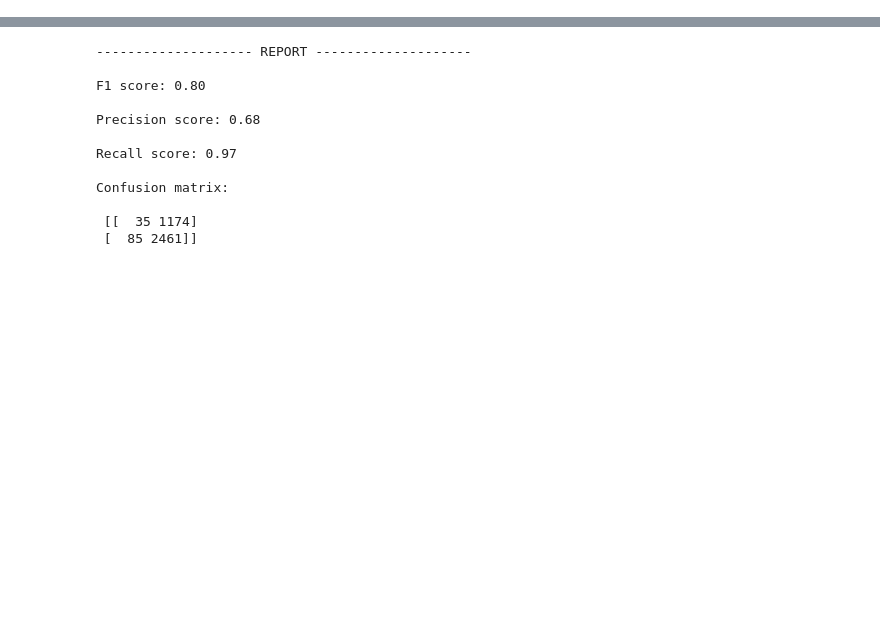
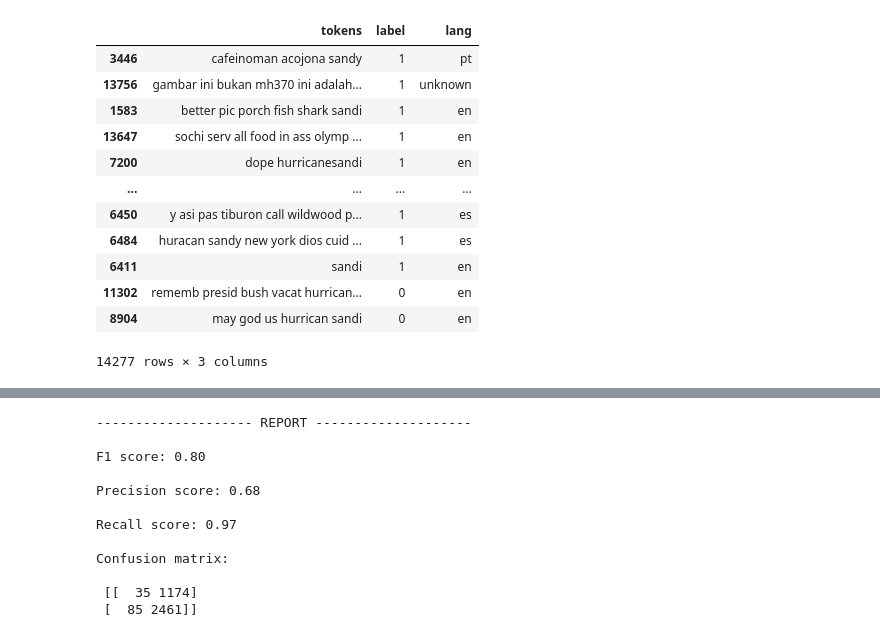
Before and after one commit to georgegarrington/mlLabs, a Jupyter notebook: coursework/DeepLearningTesting1.ipynb, the cells around one changed output, grey strips where cells are left out. Cells and saved outputs as stored; diff of their text form; code cells hidden in the pictures; blank space fills up the shorter version.

```diff
--- a/coursework/DeepLearningTesting1.ipynb
+++ b/coursework/DeepLearningTesting1.ipynb
@@ -17,6 +17,9 @@ original_testing = original_testing.drop(["tweetId", "userId", "imageId(s)", "us
 #add a column to store the language, initially empty before langdetect populates it
 original_training["lang"] = np.nan
 original_testing["lang"] = np.nan
+# %%
+original_training = original_training.sample(frac = 1)
+original_testing = original_testing
 # %%
 from nltk.tokenize import word_tokenize
 from nltk.corpus import stopwords
@@ -124,3 +127,20 @@ def transform_data(arg):
 #transform the data and populate language column
 simplified_training = transform_data(original_training)
 simplified_testing = transform_data(original_testing)
+# %%
+simplified_training = simplified_training.sample(frac = 1)
+simplified_training
+# %% [output]
+|  | tokens | label | lang |
+| 3446 | cafeinoman acojona sandy | 1 | pt |
+| 13756 | gambar ini bukan mh370 ini adalah... | 1 | unknown |
+| 1583 | better pic porch fish shark sandi | 1 | en |
+| 13647 | sochi serv all food in ass olymp ... | 1 | en |
+| 7200 | dope hurricanesandi | 1 | en |
+| ... | ... | ... | ... |
+| 6450 | y asi pas tiburon call wildwood p... | 1 | es |
+| 6484 | huracan sandy new york dios cuid ... | 1 | es |
+| 6411 | sandi | 1 | en |
+| 11302 | rememb presid bush vacat hurrican... | 0 | en |
+| 8904 | may god us hurrican sandi | 0 | en |
+14277 rows × 3 columns
```
Also changed, not shown: parts of 20 cells of this notebook, 1 other file.
